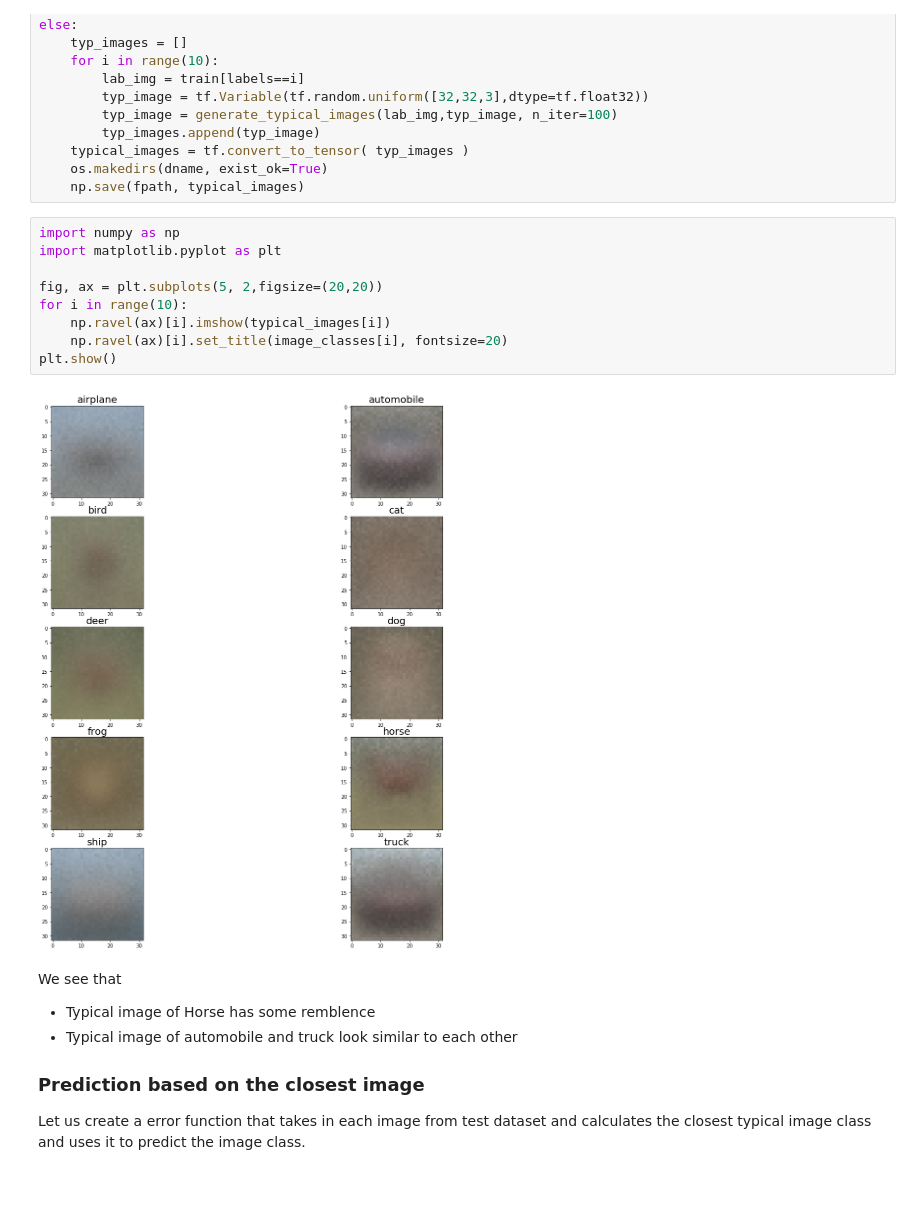
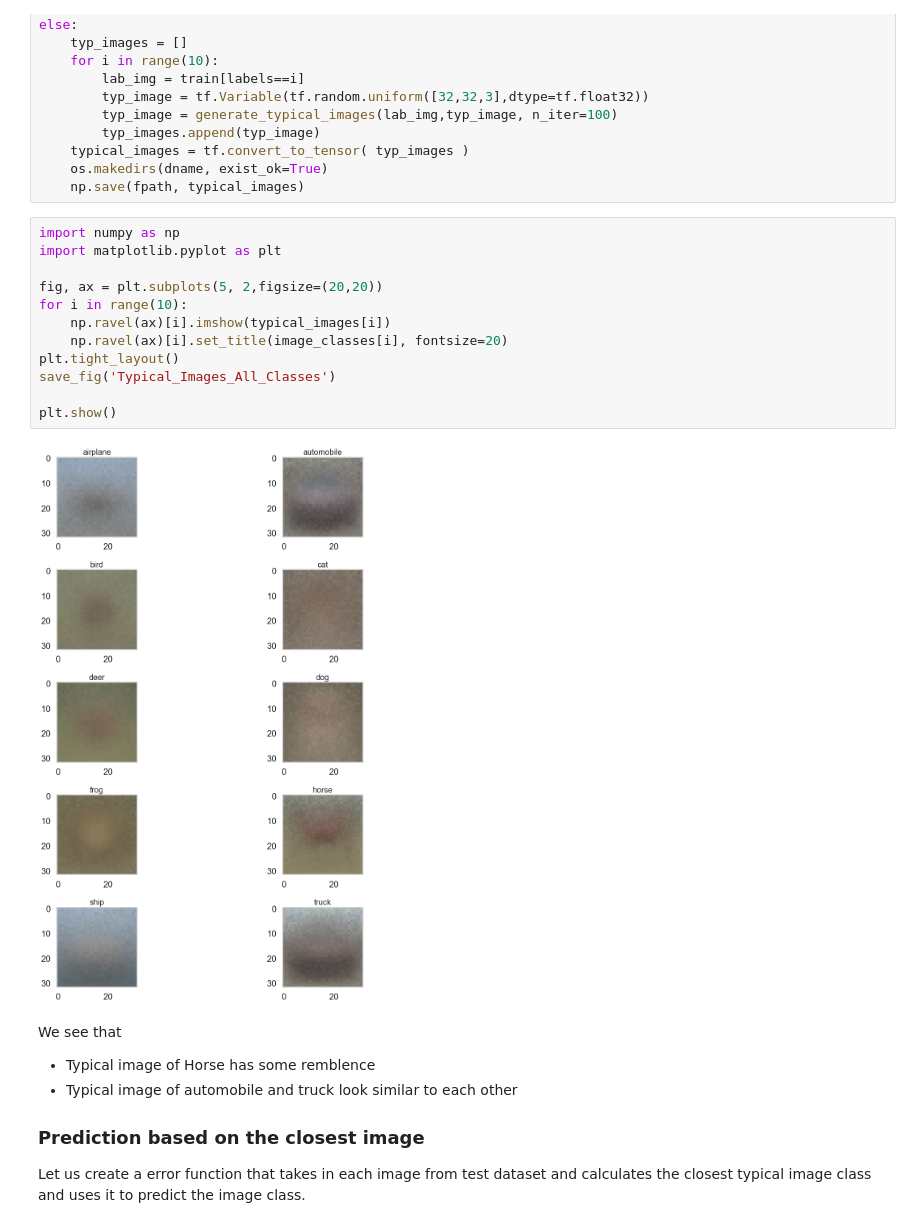
Before and after one commit to swami84/CIFAR10-Image-Classification---TensorFlow-, a Jupyter notebook: Cifar Image Classification.ipynb, the cells around one changed output. Saved outputs shown, nothing was run; the diff lists cells and outputs as text; blank space fills up the shorter version.

Commit message:
Added readme and typical image

```diff
--- a/Cifar Image Classification.ipynb
+++ b/Cifar Image Classification.ipynb
@@ -276,14 +276,17 @@ else:
 # %%
 import numpy as np
 import matplotlib.pyplot as plt
 
 fig, ax = plt.subplots(5, 2,figsize=(20,20))
 for i in range(10):
     np.ravel(ax)[i].imshow(typical_images[i])
     np.ravel(ax)[i].set_title(image_classes[i], fontsize=20)
+plt.tight_layout()
+save_fig('Typical_Images_All_Classes')
+
 plt.show()
 # %% [output]
-[figure, old version]
+[figure, new version]
 # %% [markdown]
 We see that
 
```
Also changed, not shown: parts of 1 cell of this notebook, 2 other files.
